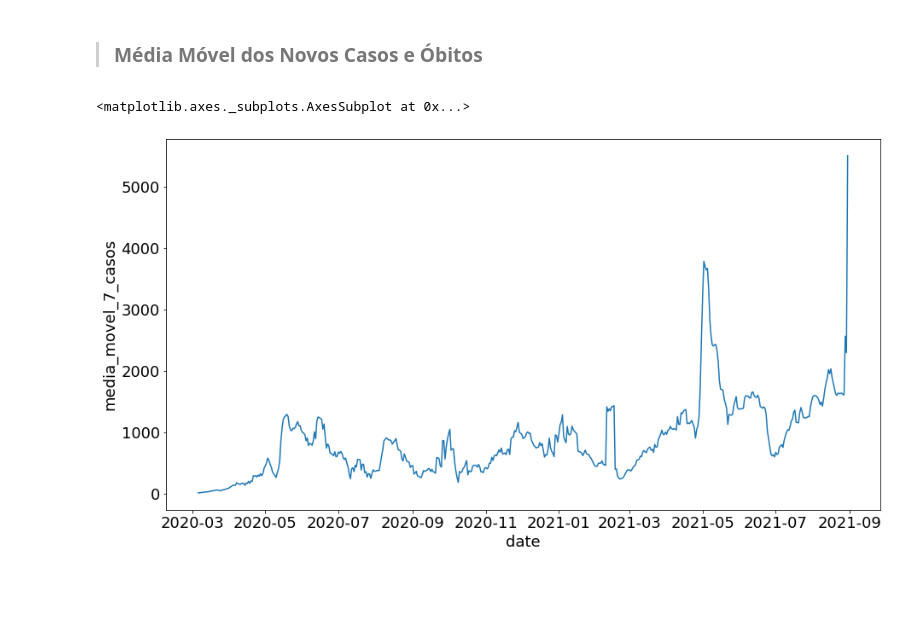
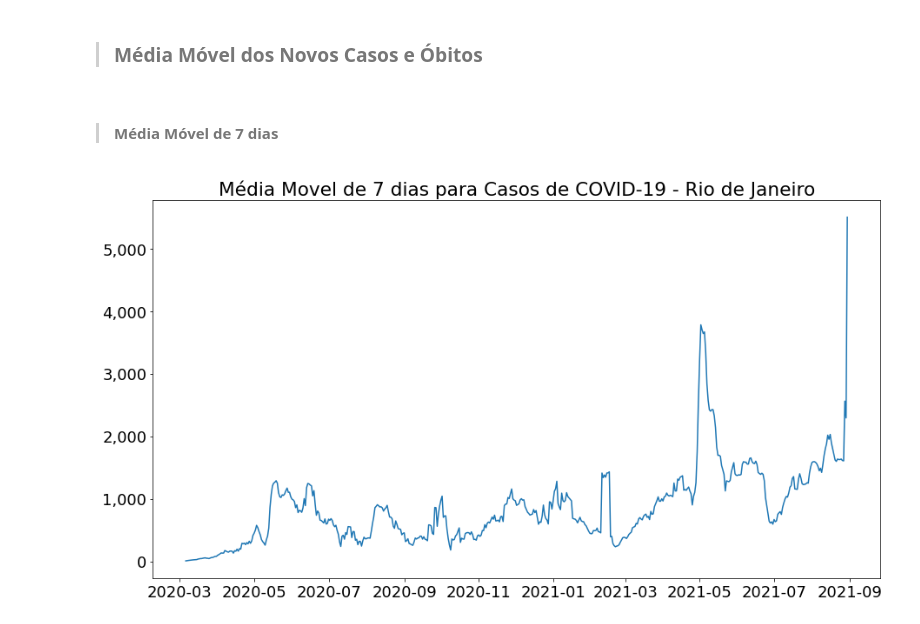
Before and after one commit to mvboas/analise_dados_covid_riodejaneiro, a Jupyter notebook: notebooks/forecast_covid_rio.ipynb, the cells around one changed output. Cells and saved outputs as stored; diff of their text form; code cells hidden in the pictures; blank space fills up the shorter version.

```diff
--- a/notebooks/forecast_covid_rio.ipynb
+++ b/notebooks/forecast_covid_rio.ipynb
@@ -237,11 +237,23 @@ Afim de entender melhor as tendências, utilizaremos a média móvel na próxima
 # %%
 # Criando as colunas de media movel para janela de 7 dias
 dados_rio['media_movel_7_casos'] = dados_rio['new_confirmed'].rolling(window = 7, center = False). mean()
-dados_rio['media_movel_7_obitos'] = dados_rio['new_confirmed'].rolling(window = 7, center = False).mean()
+dados_rio['media_movel_7_obitos'] = dados_rio['new_deaths'].rolling(window = 7, center = False).mean()
+# %%
+# Criando as colunas de media movel para janela de 14 dias
+dados_rio['media_movel_14_casos'] = dados_rio['new_confirmed'].rolling(window = 14, center = False). mean()
+dados_rio['media_movel_14_obitos'] = dados_rio['new_deaths'].rolling(window = 14, center = False).mean()
+# %%
+# Criando as colunas de media movel para janela de 14 dias
+dados_rio['media_movel_30_casos'] = dados_rio['new_confirmed'].rolling(window = 30, center = False). mean()
+dados_rio['media_movel_30_obitos'] = dados_rio['new_deaths'].rolling(window = 30, center = False).mean()
+# %% [markdown]
+> #### Média Móvel de 7 dias
 # %%
-sns.lineplot(x = 'date', y = 'media_movel_7_casos', data = dados_rio)
-plt.title('Média Movel de Casos de COVID-19 - Rio de Janeiro')
-plt.
+ax = sns.lineplot(x = 'date', y = 'media_movel_7_casos', data = dados_rio)
+plt.title('Média Movel de 7 dias para Casos de COVID-19 - Rio de Janeiro')
+ax.yaxis.set_major_formatter(ticker.StrMethodFormatter("{x:,.0f}"))
+ax.set_ylabel('')
+ax.set_xlabel('')
+plt.show()
 # %% [output]
-<matplotlib.axes._subplots.AxesSubplot at 0x...>
-[figure, old version]
+[figure, new version]
```
Also changed, not shown: parts of 10 cells of this notebook.
